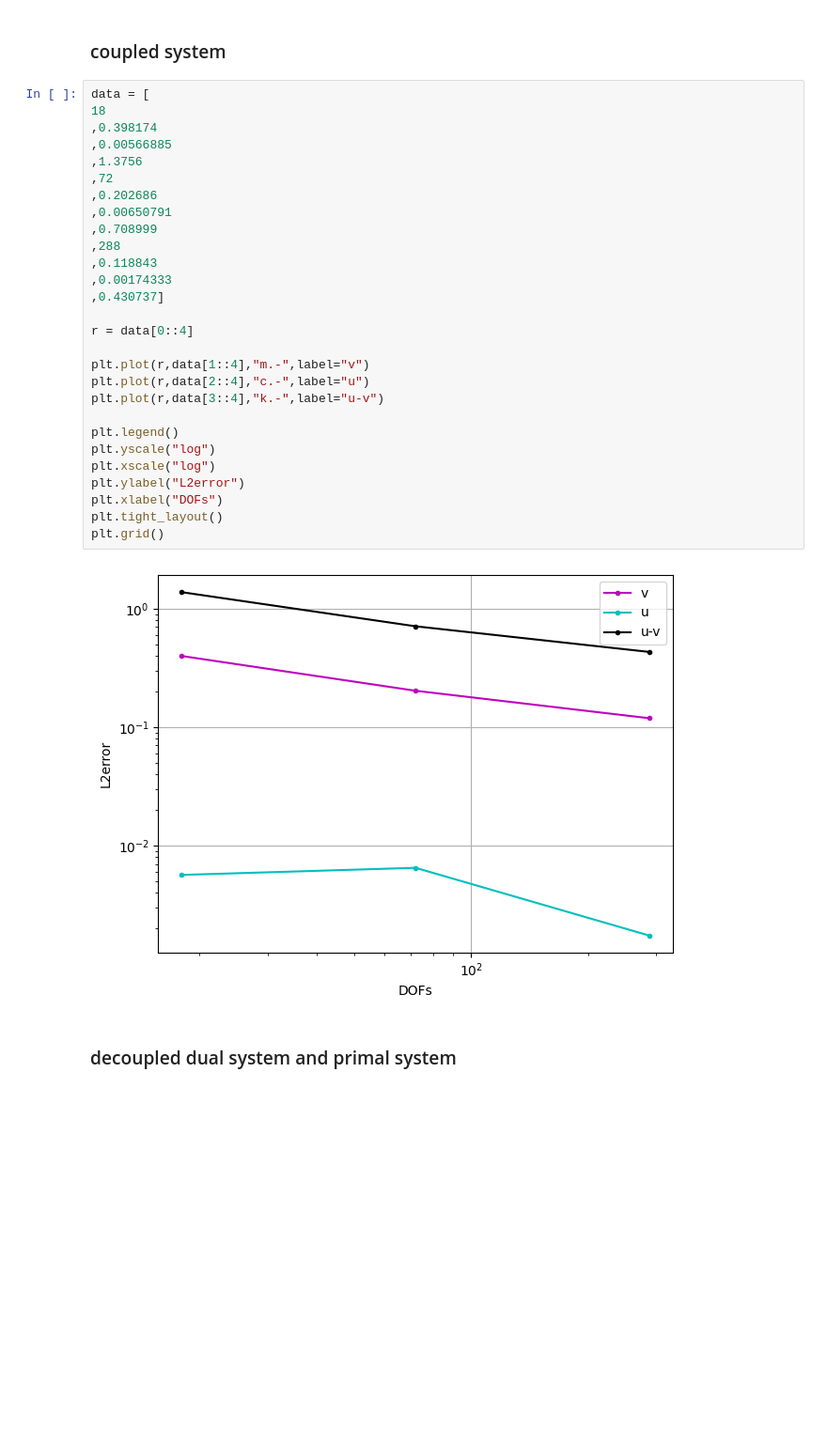
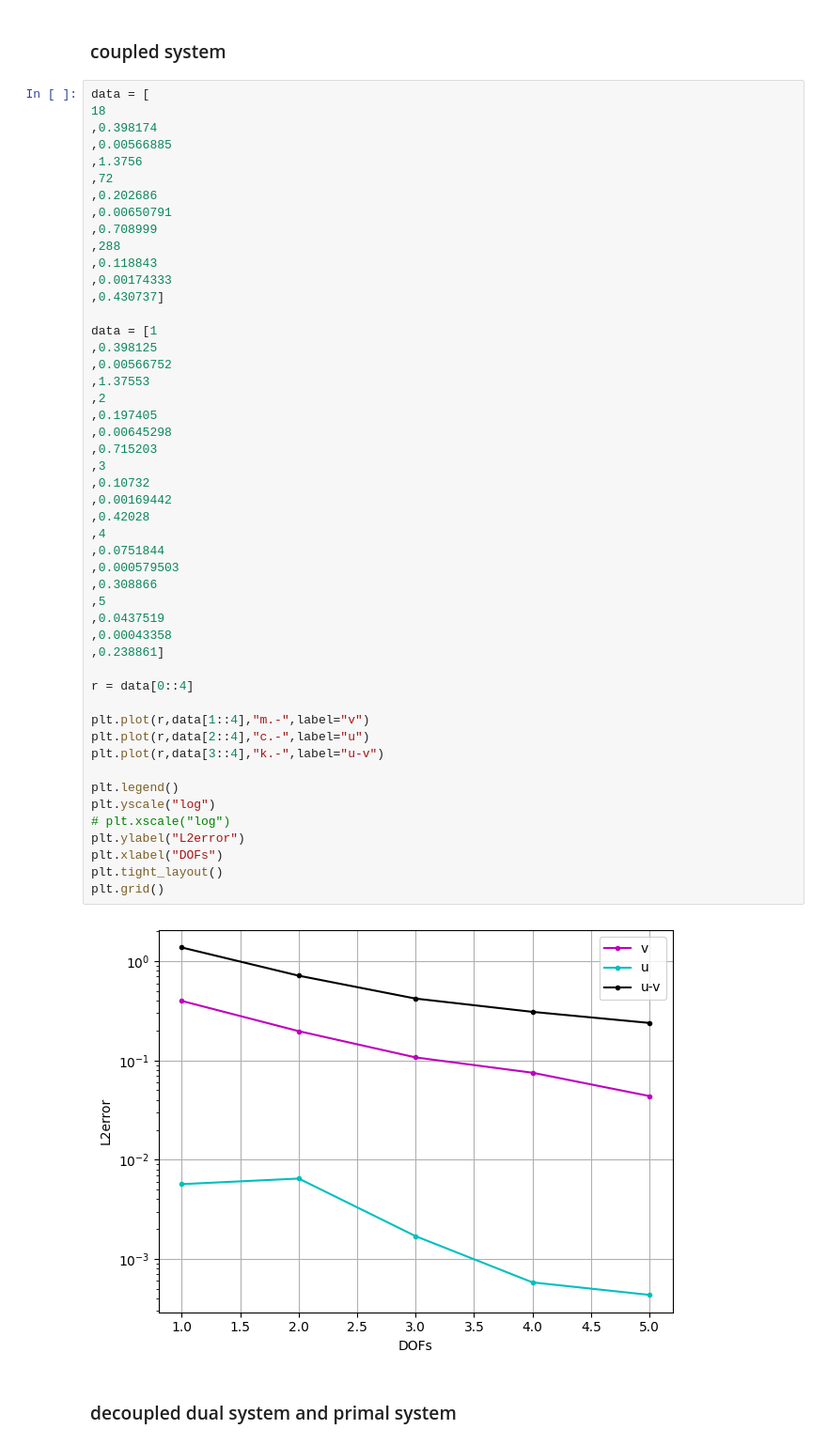
Before and after one commit to markusrenoldner/MEHCscheme, a Jupyter notebook: scripts/plots_dirichlet_conv.ipynb, the cells around one changed output. Shown: that part at 94% size. Cells and saved outputs as stored; diff of their text form; blank space fills up the shorter version.

Commit message:
plot scripts

```diff
--- a/scripts/plots_dirichlet_conv.ipynb
+++ b/scripts/plots_dirichlet_conv.ipynb
@@ -7,33 +7,54 @@ from numpy import genfromtxt
 # %%
 data = [
 18
 ,0.398174
 ,0.00566885
 ,1.3756
 ,72
 ,0.202686
 ,0.00650791
 ,0.708999
 ,288
 ,0.118843
 ,0.00174333
 ,0.430737]
 
+data = [1
+,0.398125
+,0.00566752
+,1.37553
+,2
+,0.197405
+,0.00645298
+,0.715203
+,3
+,0.10732
+,0.00169442
+,0.42028
+,4
+,0.0751844
+,0.000579503
+,0.308866
+,5
+,0.0437519
+,0.00043358
+,0.238861]
+
 r = data[0::4]
 
 plt.plot(r,data[1::4],"m.-",label="v")
 plt.plot(r,data[2::4],"c.-",label="u")
 plt.plot(r,data[3::4],"k.-",label="u-v")
 
 plt.legend()
 plt.yscale("log")
-plt.xscale("log")
+# plt.xscale("log")
 plt.ylabel("L2error")
 plt.xlabel("DOFs")
 plt.tight_layout()
 plt.grid()
 # %% [output]
-[figure, old version]
+[figure, new version]
 # %% [markdown]
 ### decoupled dual system and primal system
 # %%
```
Also changed, not shown: 9 other files.
